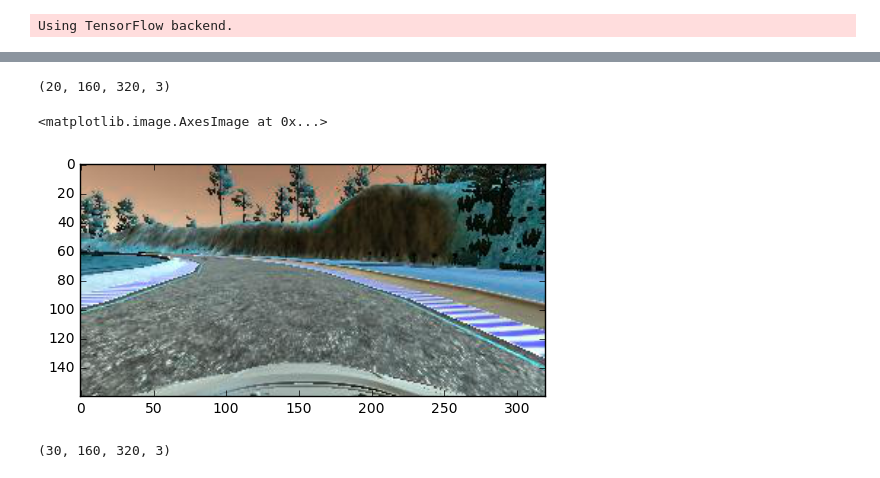
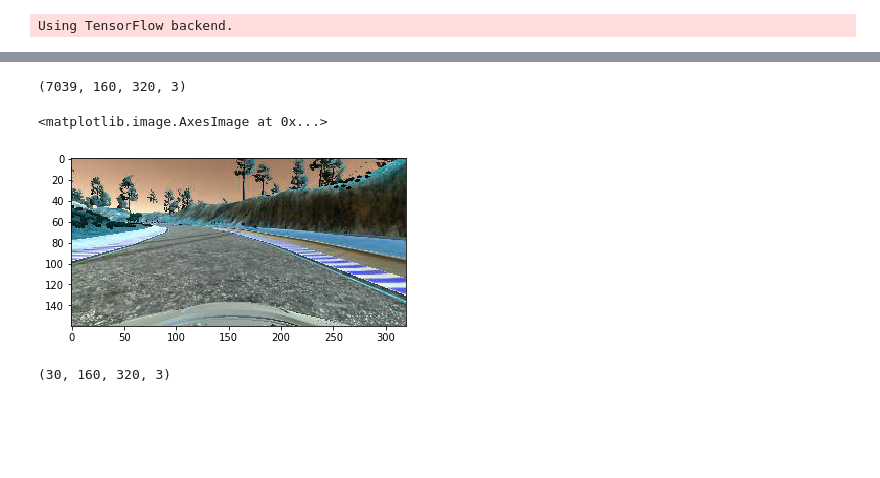
Before and after one commit to dlzhangxg/CarND-Behavioral-Cloning-P3, a Jupyter notebook: behavrior_cloning_training.ipynb, the cells around one changed output, grey strips where cells are left out. Saved outputs shown, nothing was run; the diff lists cells and outputs as text; code cells hidden in the pictures; blank space fills up the shorter version.

```diff
--- a/behavrior_cloning_training.ipynb
+++ b/behavrior_cloning_training.ipynb
@@ -26,13 +26,13 @@ def load_center_data(data_dir):
 
     with open(data_dir + "driving_log.csv") as csv_file:
         reader = csv.reader(csv_file)
-        count = 0
+#         count = 0
         for line in reader:
-            if count == 20:
-                break
-            count += 1
+#             if count == 20:
+#                 break
+#             count += 1
             path_to_image = "." + line[0][line[0].find("/data/"):]
-            print(path_to_image)
+#             print(path_to_image)
             X_train.append(cv2.imread(path_to_image)) # center image
 #             X_train.append(cv2.imread(line[0])) # center image
             y_train.append(float(line[3]))  # steering angels
@@ -65,12 +49,12 @@ Time: 0.16277408599853516
 # %%
 X_train.shape
 # %% [output]
-(20, 160, 320, 3)
+(7039, 160, 320, 3)
 # %%
-plt.imshow(X_train[0])
+plt.imshow(X_train[100])
 # %% [output]
 <matplotlib.image.AxesImage at 0x...>
-[figure, old version]
+[figure, new version]
 # %%
 def load_3_camera_data(data_dir, correction_steer=0.2):
     # load the data
```
Also changed, not shown: parts of 2 cells of this notebook.
